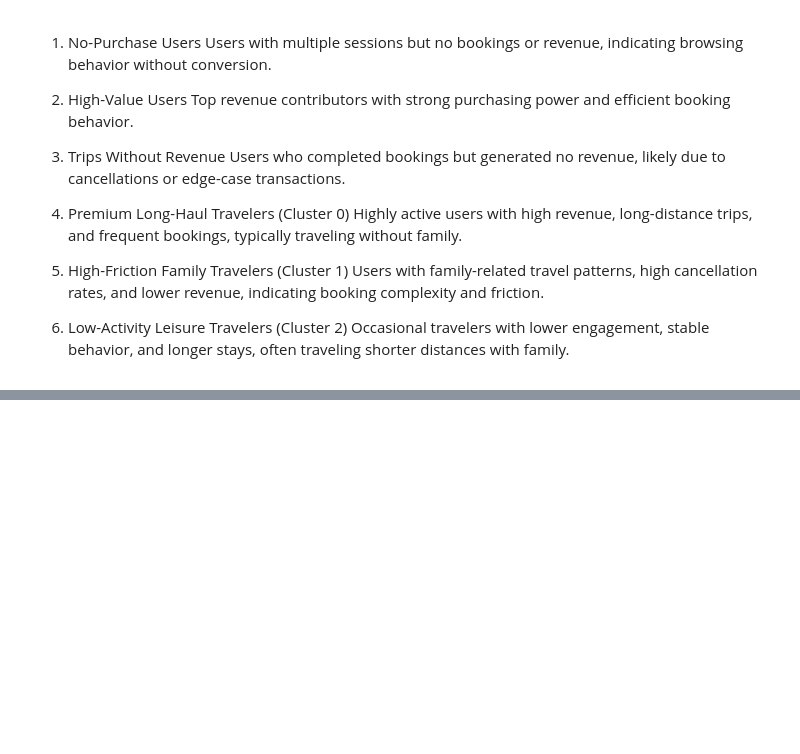
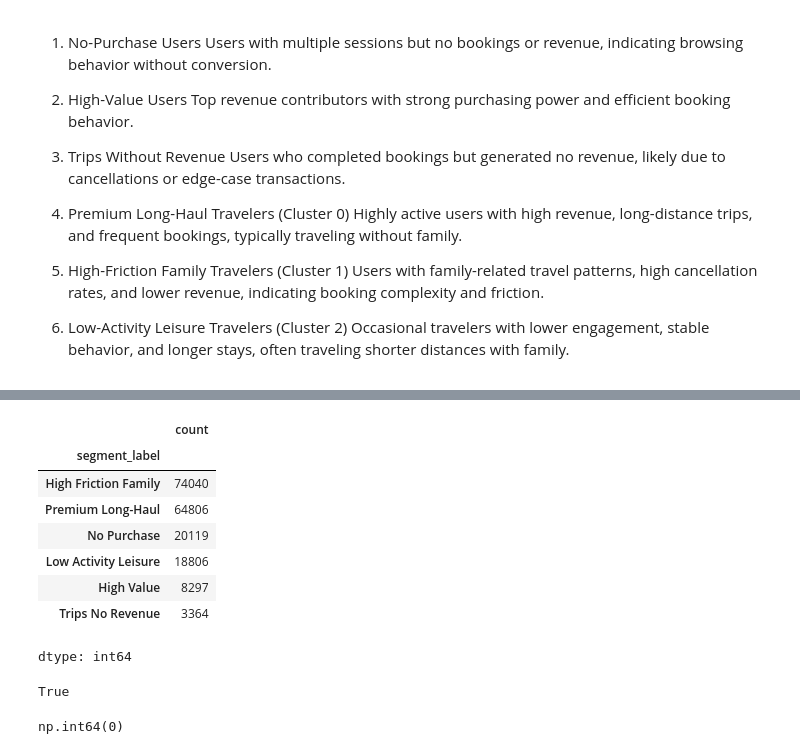
Before and after one commit to adrianmrizo/Client-Segmentation-Analysis, a Jupyter notebook: Adrian_Travel_Tide_Mastery_Project.ipynb, the cells around one changed output, grey strips where cells are left out. Cells and saved outputs as stored; diff of their text form; code cells hidden in the pictures; blank space fills up the shorter version.

```diff
--- a/Adrian_Travel_Tide_Mastery_Project.ipynb
+++ b/Adrian_Travel_Tide_Mastery_Project.ipynb
@@ -1861,0 +1903,13 @@ Occasional travelers with lower engagement, stable behavior, and longer stays, o
+# %%
+#Imap the name to the cluster labels(0,1,2)
+df_prep_model['cluster_label'] = df_prep_model['cluster_pca14'].map(cluster_map)
+# %%
+df_final = df_final.merge(
+    df_prep_model[['user_id', 'cluster_label']],
+    on='user_id',
+    how='left'
+)
+# %%
+df_final['segment_label'] = df_final['segment_label'].fillna(df_final['cluster_label'])
+# %%
+df_final = df_final.drop(columns=['cluster_label'])
@@ -1861,0 +1927,20 @@ Occasional travelers with lower engagement, stable behavior, and longer stays, o
+# %%
+df_final['segment_label'].value_counts()
+# %% [output]
+|  | count |
+| segment_label |  |
+| High Friction Family | 74040 |
+| Premium Long-Haul | 64806 |
+| No Purchase | 20119 |
+| Low Activity Leisure | 18806 |
+| High Value | 8297 |
+| Trips No Revenue | 3364 |
+dtype: int64
+# %%
+len(df) == len(df_final)
+# %% [output]
+True
+# %%
+df_final['segment_label'].isna().sum()
+# %% [output]
+np.int64(0)
```
Also changed, not shown: parts of 38 cells of this notebook.
